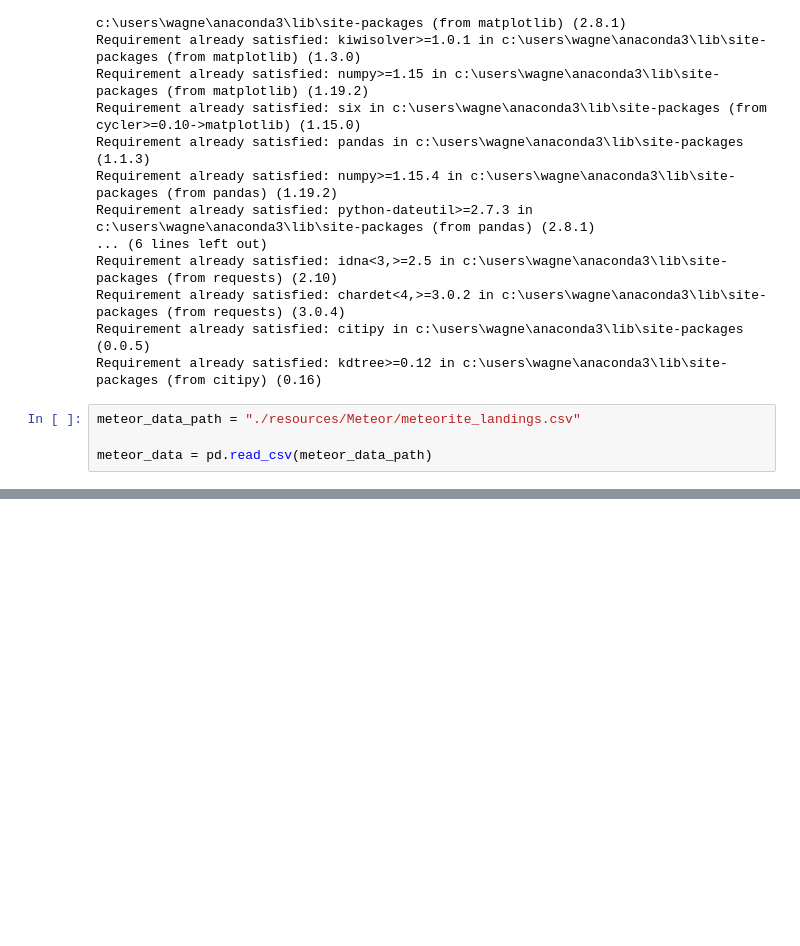
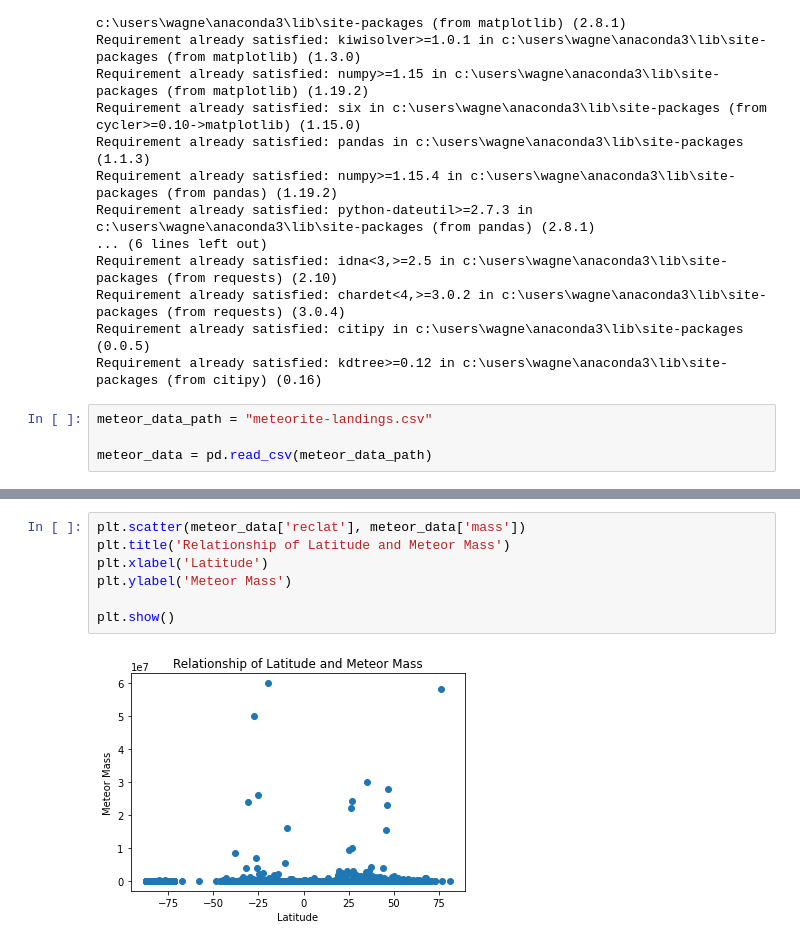
Before and after one commit to wagneree193/erin-obrien.github.io, a Jupyter notebook: Meteor.ipynb, the cells around one changed output, grey strips where cells are left out. Drawn from its saved outputs; the diff is of its cells as text; blank space fills up the shorter version.

Commit message:
loaded meteorite csv and did scatter plots

```diff
--- a/Meteor.ipynb
+++ b/Meteor.ipynb
@@ -35,6 +35,6 @@ Requirement already satisfied: chardet<4,>=3.0.2 in c:\users\wagne\anaconda3\lib
 Requirement already satisfied: citipy in c:\users\wagne\anaconda3\lib\site-packages (0.0.5)
 Requirement already satisfied: kdtree>=0.12 in c:\users\wagne\anaconda3\lib\site-packages (from citipy) (0.16)
 # %%
-meteor_data_path = "./resources/Meteor/meteorite_landings.csv"
+meteor_data_path = "meteorite-landings.csv"
 
 meteor_data = pd.read_csv(meteor_data_path)
@@ -46,0 +63,9 @@ AttributeError: 'function' object has no attribute 'head'
+# %%
+plt.scatter(meteor_data['reclat'], meteor_data['mass'])
+plt.title('Relationship of Latitude and Meteor Mass')
+plt.xlabel('Latitude')
+plt.ylabel('Meteor Mass')
+
+plt.show()
+# %% [output]
+[figure, added]
```
Also changed, not shown: parts of 6 cells of this notebook.
